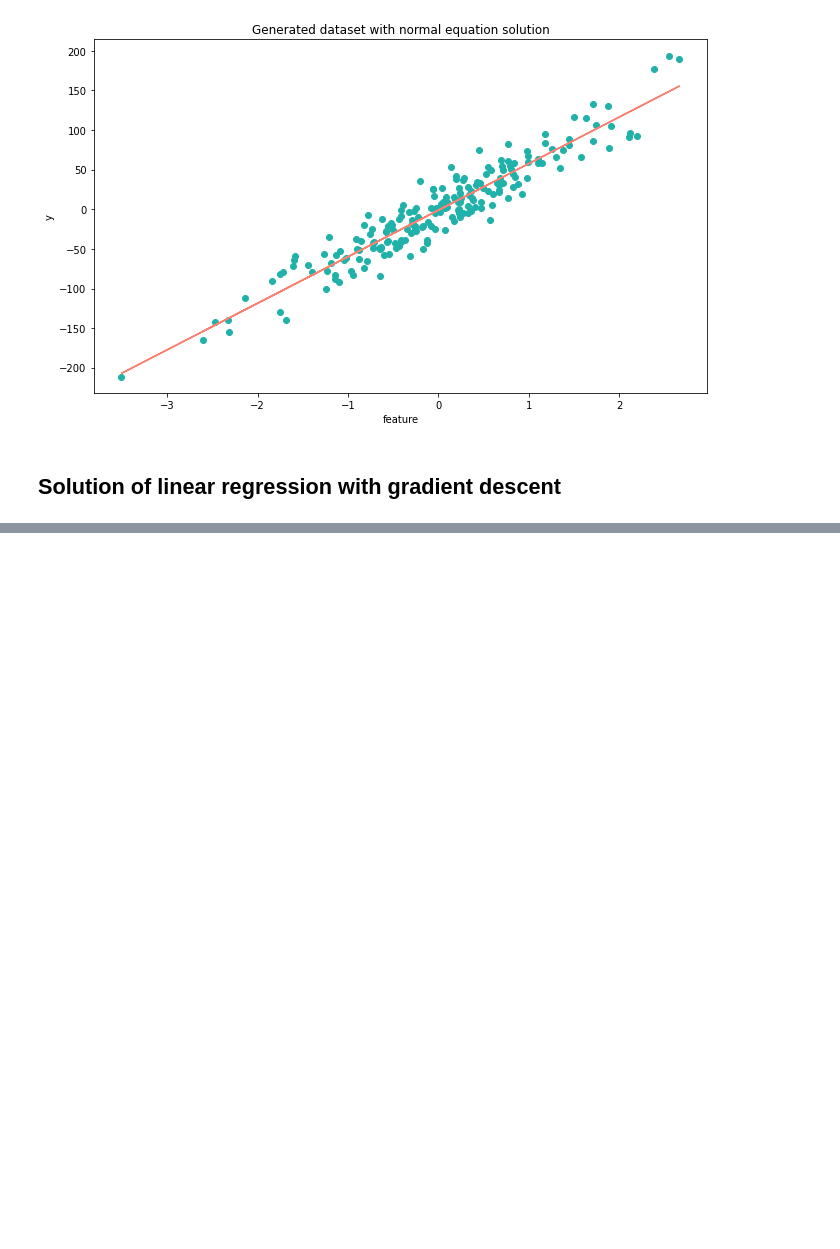
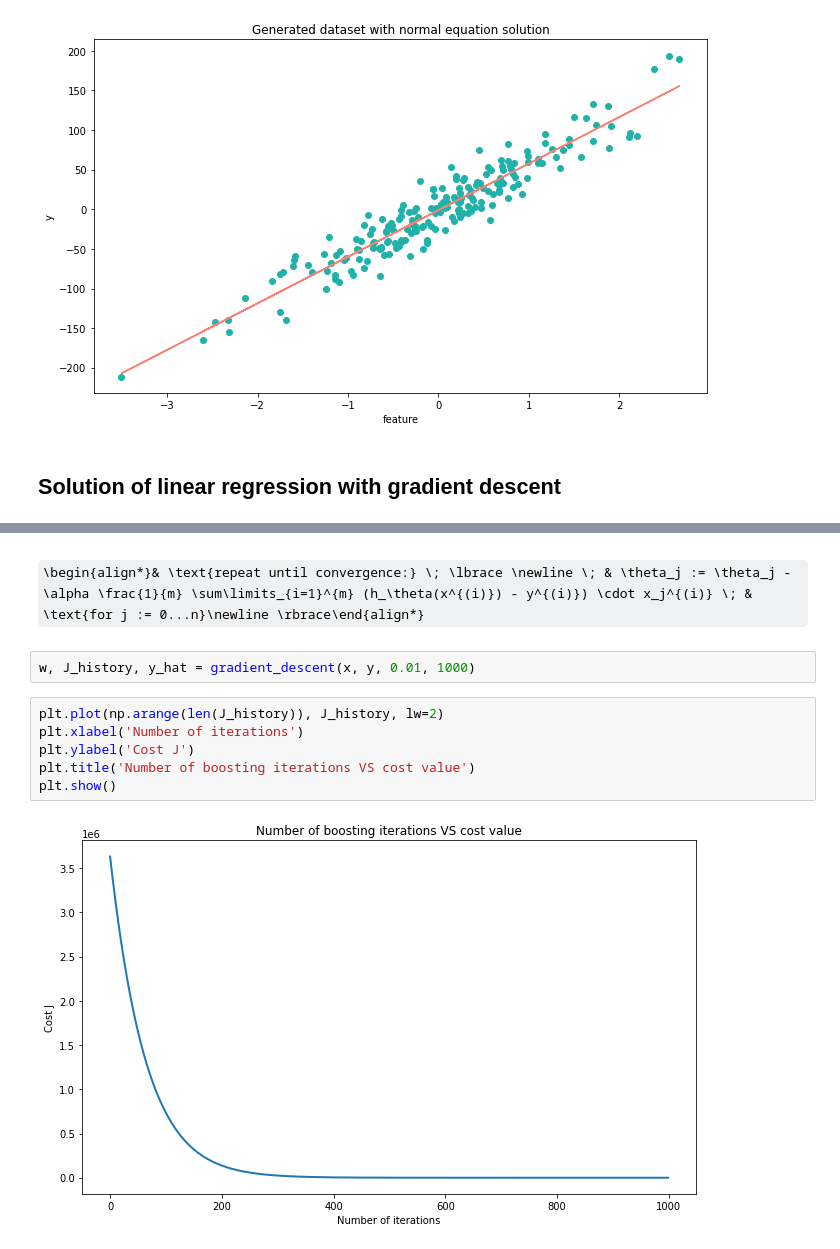
Before and after one commit to ertuganova/ml_algorithms, a Jupyter notebook: linear_regression/linear_regression_example.ipynb, the cells around one changed output, grey strips where cells are left out. Drawn from its saved outputs; the diff is of its cells as text; some formulas as TeX source; blank space fills up the shorter version.

```diff
--- a/linear_regression/linear_regression_example.ipynb
+++ b/linear_regression/linear_regression_example.ipynb
@@ -64,0 +80,12 @@ plt.show()
+# %% [markdown]
+\begin{align*}& \text{repeat until convergence:} \; \lbrace \newline \; & \theta_j := \theta_j - \alpha \frac{1}{m} \sum\limits_{i=1}^{m} (h_\theta(x^{(i)}) - y^{(i)}) \cdot x_j^{(i)} \; & \text{for j := 0...n}\newline \rbrace\end{align*}
+# %%
+w, J_history, y_hat = gradient_descent(x, y, 0.01, 1000)
+# %%
+plt.plot(np.arange(len(J_history)), J_history, lw=2)
+plt.xlabel('Number of iterations')
+plt.ylabel('Cost J')
+plt.title('Number of boosting iterations VS cost value')
+plt.show()
+# %% [output]
+[figure, added]
```
Also changed, not shown: parts of 7 cells of this notebook, 1 other file.
